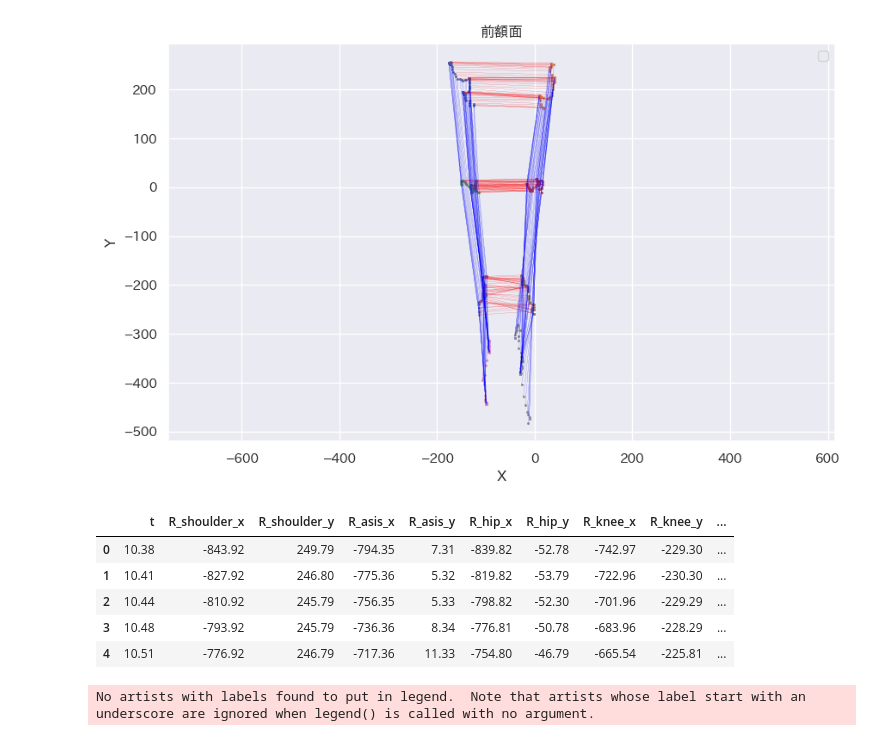
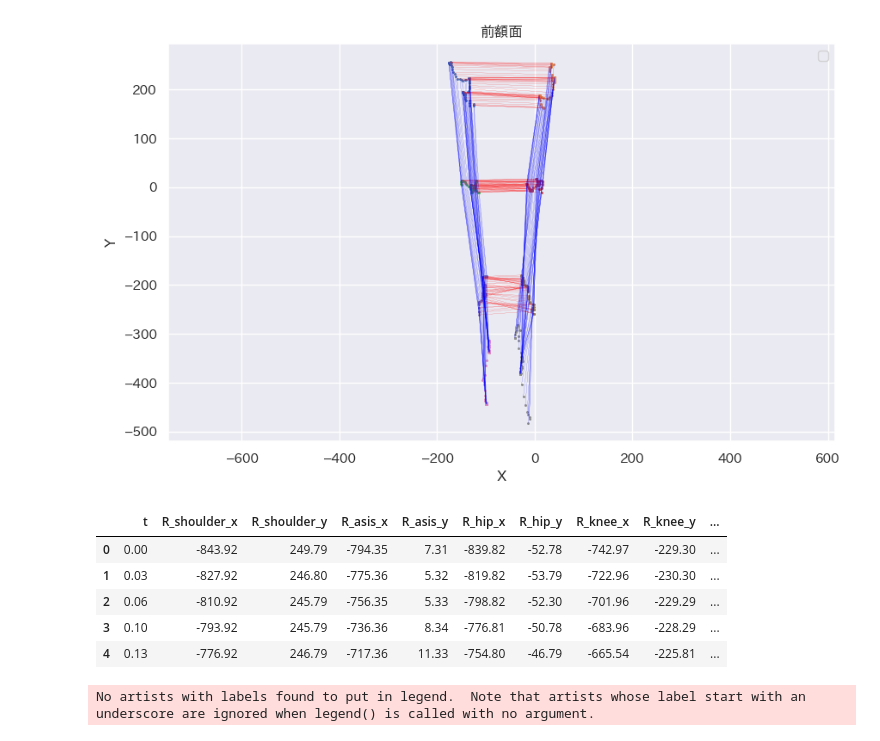
Before and after one commit to naitoyuma7110/walkAnalysis, a Jupyter notebook: analys.ipynb, the cells around one changed output. Cells and saved outputs as stored; diff of their text form; code cells hidden in the pictures.

```diff
--- a/analys.ipynb
+++ b/analys.ipynb
@@ -130,15 +114,16 @@ No artists with labels found to put in legend.  Note that artists whose label st
 # %%
 right_side = pd.read_csv("/workspace/walkAnalysis/pointData/sideRightTrim.csv")
 
 right_side = right_side[(right_side['t'] >= 10.34) & (right_side['t'] <= 11.54)]
+right_side['t'] = right_side['t'] - right_side['t'][0]
 right_side.head()
 # %% [output]
 |  | t | R_shoulder_x | R_shoulder_y | R_asis_x | R_asis_y | R_hip_x | R_hip_y | R_knee_x | R_knee_y | ... |
-| 0 | 10.38 | -843.92 | 249.79 | -794.35 | 7.31 | -839.82 | -52.78 | -742.97 | -229.30 | ... |
-| 1 | 10.41 | -827.92 | 246.80 | -775.36 | 5.32 | -819.82 | -53.79 | -722.96 | -230.30 | ... |
-| 2 | 10.44 | -810.92 | 245.79 | -756.35 | 5.33 | -798.82 | -52.30 | -701.96 | -229.29 | ... |
-| 3 | 10.48 | -793.92 | 245.79 | -736.36 | 8.34 | -776.81 | -50.78 | -683.96 | -228.29 | ... |
-| 4 | 10.51 | -776.92 | 246.79 | -717.36 | 11.33 | -754.80 | -46.79 | -665.54 | -225.81 | ... |
+| 0 | 0.00 | -843.92 | 249.79 | -794.35 | 7.31 | -839.82 | -52.78 | -742.97 | -229.30 | ... |
+| 1 | 0.03 | -827.92 | 246.80 | -775.36 | 5.32 | -819.82 | -53.79 | -722.96 | -230.30 | ... |
+| 2 | 0.06 | -810.92 | 245.79 | -756.35 | 5.33 | -798.82 | -52.30 | -701.96 | -229.29 | ... |
+| 3 | 0.10 | -793.92 | 245.79 | -736.36 | 8.34 | -776.81 | -50.78 | -683.96 | -228.29 | ... |
+| 4 | 0.13 | -776.92 | 246.79 | -717.36 | 11.33 | -754.80 | -46.79 | -665.54 | -225.81 | ... |
 # %%
 # グラフの描画
 plt.figure(figsize=(10, 6))
```
Also changed, not shown: parts of 12 cells of this notebook.
